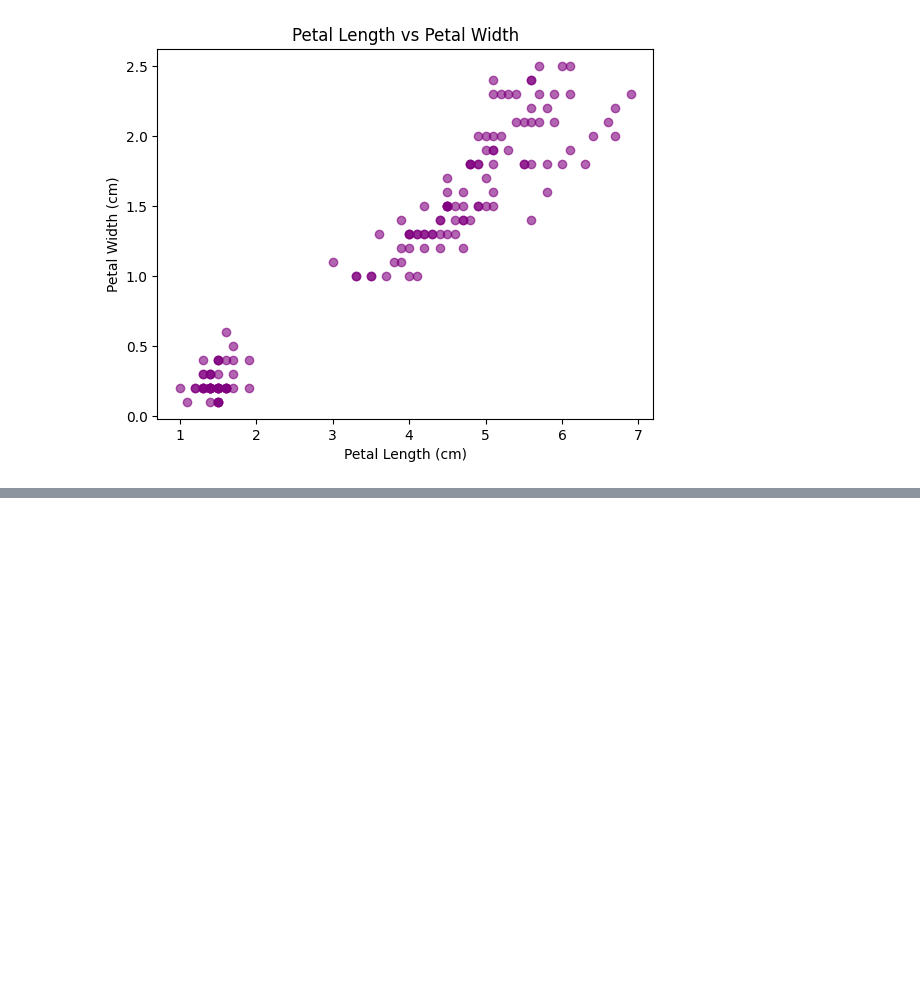
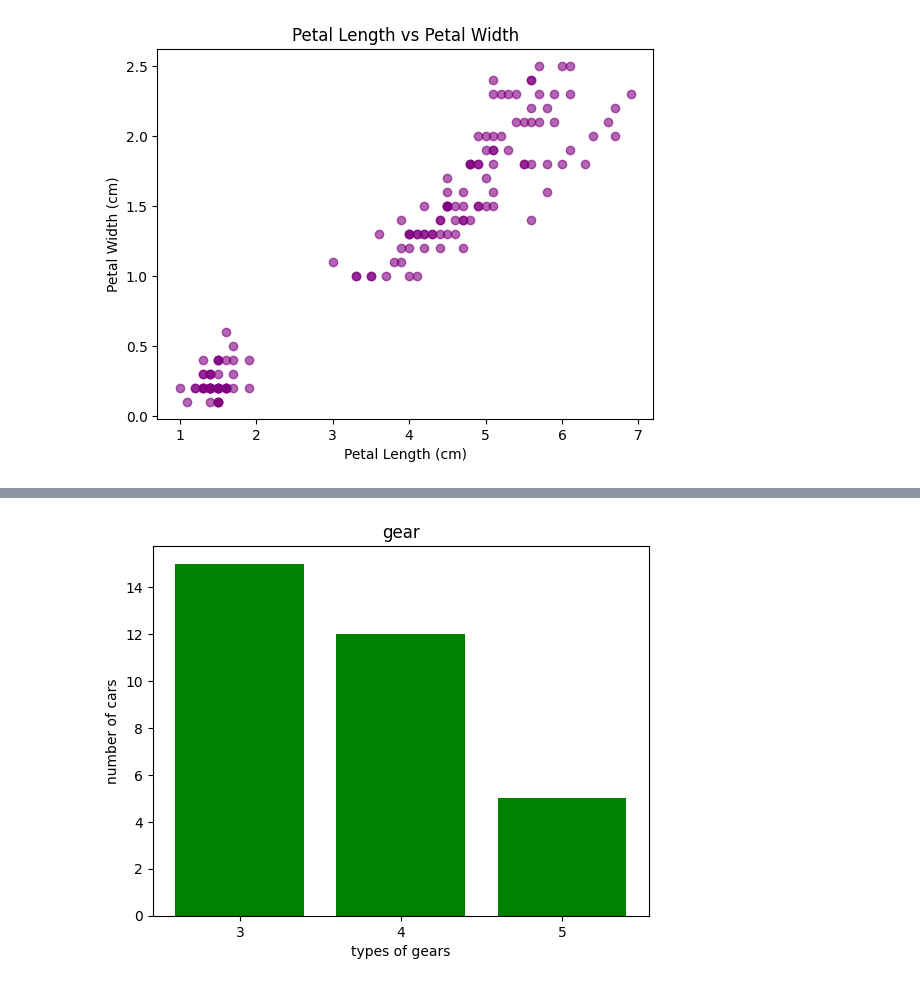
Before and after one commit to chinmayhandi/chinmay, a Jupyter notebook: AIML_Lab_Exercise.ipynb, the cells around one changed output, grey strips where cells are left out. Saved outputs shown, nothing was run; the diff lists cells and outputs as text; code cells hidden in the pictures; blank space fills up the shorter version.

```diff
--- a/AIML_Lab_Exercise.ipynb
+++ b/AIML_Lab_Exercise.ipynb
@@ -2224,0 +2246,9 @@ plt.show()
+# %%
+gear_counts = (df['gear'].value_counts().sort_index())
+plt.bar(gear_counts.index.astype(str), gear_counts.values, color='green')
+plt.title("gear")
+plt.xlabel("types of gears")
+plt.ylabel("number of cars")
+plt.show()
+# %% [output]
+[figure, added]
```
Also changed, not shown: parts of 6 cells of this notebook.
